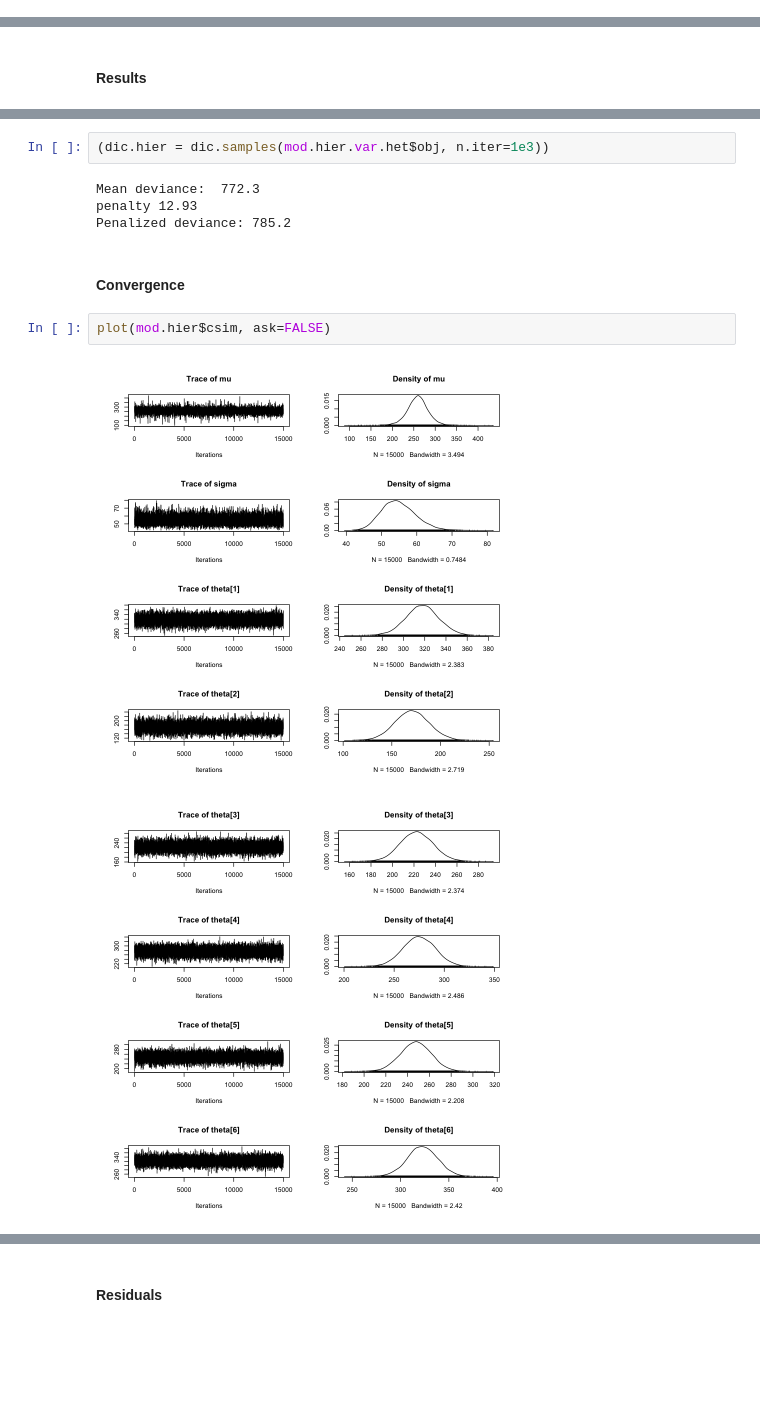
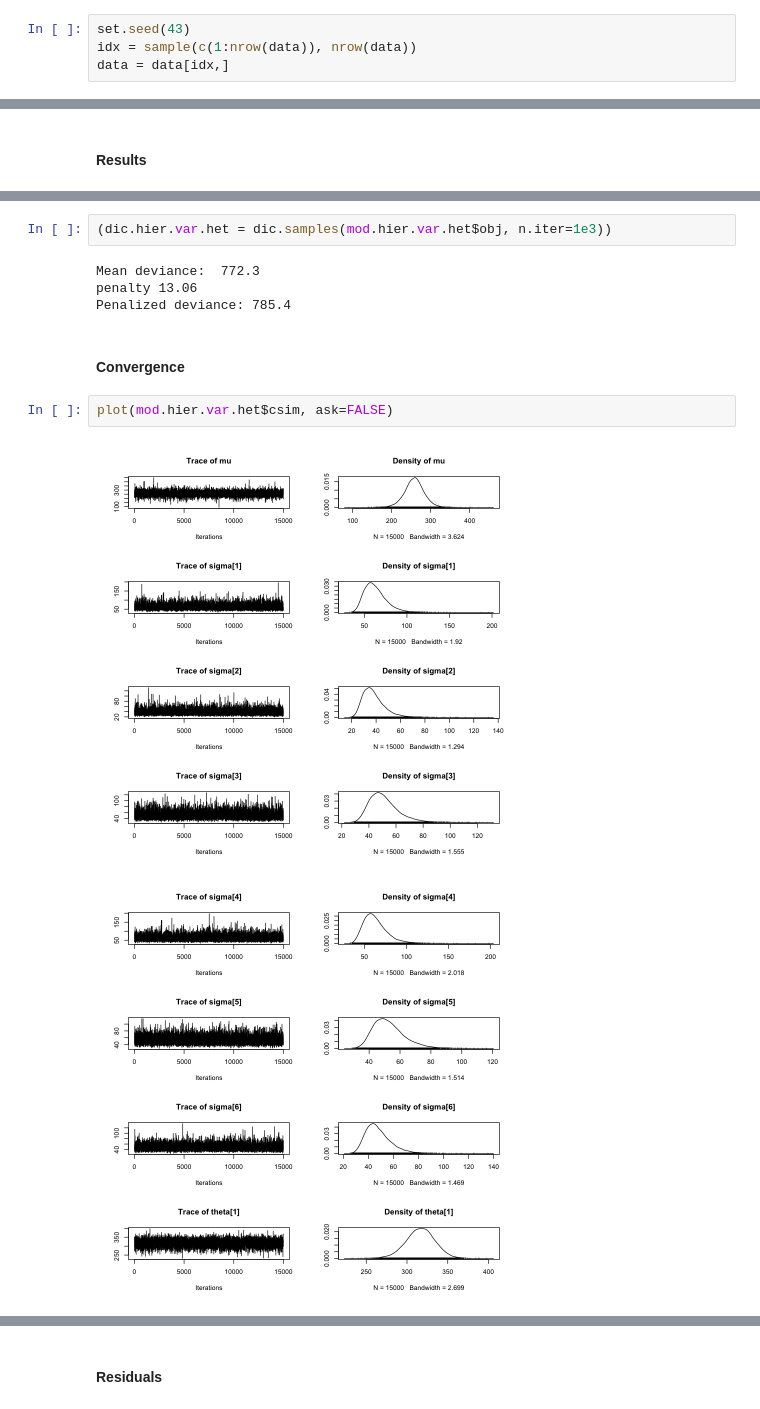
Before and after one commit to chris-santiago/bayesian-stats, a Jupyter notebook: chicken_weight.ipynb, the cells around one changed output, grey strips where cells are left out. Cells and saved outputs as stored; diff of their text form; blank space fills up the shorter version.

```diff
--- a/chicken_weight.ipynb
+++ b/chicken_weight.ipynb
@@ -84,3 +114,7 @@ A data.frame: 12 × 3
+# %%
+set.seed(43)
+idx = sample(c(1:nrow(data)), nrow(data))
+data = data[idx,]
 # %%
 mod.base = lm(weight ~ feed_name + 0, data=data)
 summary(mod.base)
@@ -352,13 +411,13 @@ theta[2] theta[3] theta[4] theta[5] theta[6]
 # %%
-(dic.hier = dic.samples(mod.hier.var.het$obj, n.iter=1e3))
+(dic.hier.var.het = dic.samples(mod.hier.var.het$obj, n.iter=1e3))
 # %% [output]
 Mean deviance:  772.3
-penalty 12.93
-Penalized deviance: 785.2
+penalty 13.06
+Penalized deviance: 785.4
 # %% [markdown]
 #### Convergence
 # %%
-plot(mod.hier$csim, ask=FALSE)
+plot(mod.hier.var.het$csim, ask=FALSE)
 # %% [output]
-[figure, old version]
+[figure, new version]
-[figure, old version]
+[figure, new version]
```
Also changed, not shown: parts of 34 cells of this notebook.
